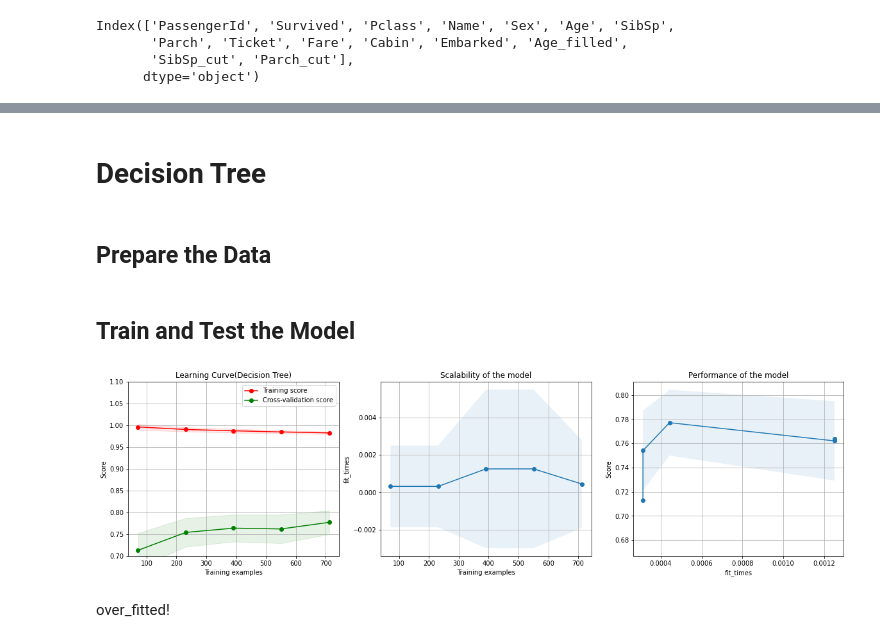
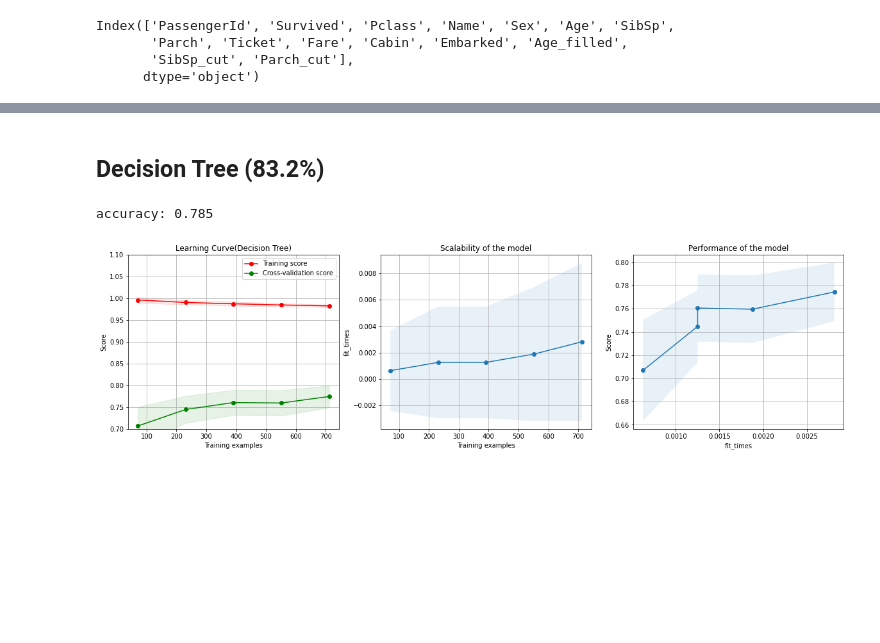
Before and after one commit to QQQQ00243/Titanic, a Jupyter notebook: Titanic.ipynb, the cells around one changed output, grey strips where cells are left out. Drawn from its saved outputs; the diff is of its cells as text; code cells hidden in the pictures; blank space fills up the shorter version.

```diff
--- a/Titanic.ipynb
+++ b/Titanic.ipynb
@@ -236,3 +15,7 @@ def plot_learning_curve_only(
+# %%
+PROJECT_ROOT_DIR = '.'
+TRAIN_PATH = PROJECT_ROOT_DIR + '/Dataset/train.csv'
+IMAGES_PATH = PROJECT_ROOT_DIR + '/images'
 # %% [markdown]
 # Get the Data
 # %%
@@ -420,0 +135,25 @@ Index(['PassengerId', 'Survived', 'Pclass', 'Name', 'Sex', 'Age', 'SibSp',
+# %%
+from sklearn.utils import shuffle
+from sklearn.pipeline import Pipeline
+from sklearn.impute import SimpleImputer
+from sklearn.preprocessing import OneHotEncoder, StandardScaler
+from sklearn.compose import ColumnTransformer
+
+num_pipeline = Pipeline([
+    ("imputer", SimpleImputer(strategy="median")),
+    ("std_scaler", StandardScaler()),
+  ])
+
+num_attribs = ["Age", "Fare"]
+cat_attribs = ["Pclass", "Sex", "SibSp", "Parch", "Embarked"]
+
+full_pipeline = ColumnTransformer([
+    ("num", num_pipeline, num_attribs),
+    ("cat", OneHotEncoder(), cat_attribs),
+])
+
+
+data = shuffle(data)
+data.reset_index(inplace=True, drop=True)
+X = full_pipeline.fit_transform(data)
+y = data["Survived"].to_numpy()
@@ -569,31 +179,18 @@ mean: 0.8058376749733224
 # %% [markdown]
-# Decision Tree
+## Decision Tree (83.2%)
-# %% [markdown]
-## Prepare the Data
-# %%
-mask = ["Pclass", "Age_filled", "SibSp_cut", "Parch_cut", "Fare"]
-cat_attribs = ["Sex", "Embarked"]
-
-encoder = OneHotEncoder()
-cat = encoder.fit_transform(data[cat_attribs]).toarray()
-
-X = np.concatenate((data[mask].to_numpy(), cat), axis=1)
-y = data["Survived"].to_numpy()
-# %% [markdown]
-## Train and Test the Model
 # %%
 from sklearn import tree
 
 tree_clf = tree.DecisionTreeClassifier()
 
 title = "Learning Curve(Decision Tree)"
 cv = ShuffleSplit(n_splits=50, test_size=0.2, random_state=42)
-plot_learning_curve(
+utils.plot.plot_learning_curve(
     tree_clf, title, X, y, ylim=(0.7, 1.1), cv=cv, n_jobs=4
 )
-
+score = cross_val_score(tree_clf, X, y, scoring='accuracy', cv=5)
+print('accuracy: %.3f'%score.mean())
 plt.show()
 # %% [output]
+accuracy: 0.785
-[figure, old version]
+[figure, new version]
-# %% [markdown]
-over_fitted!
```
Also changed, not shown: parts of 62 cells of this notebook, 10 other files.
